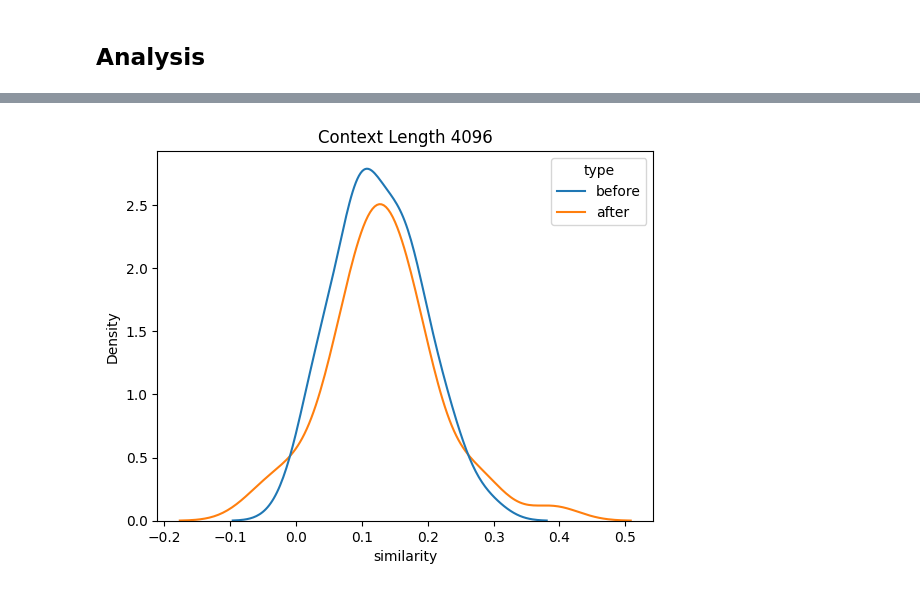
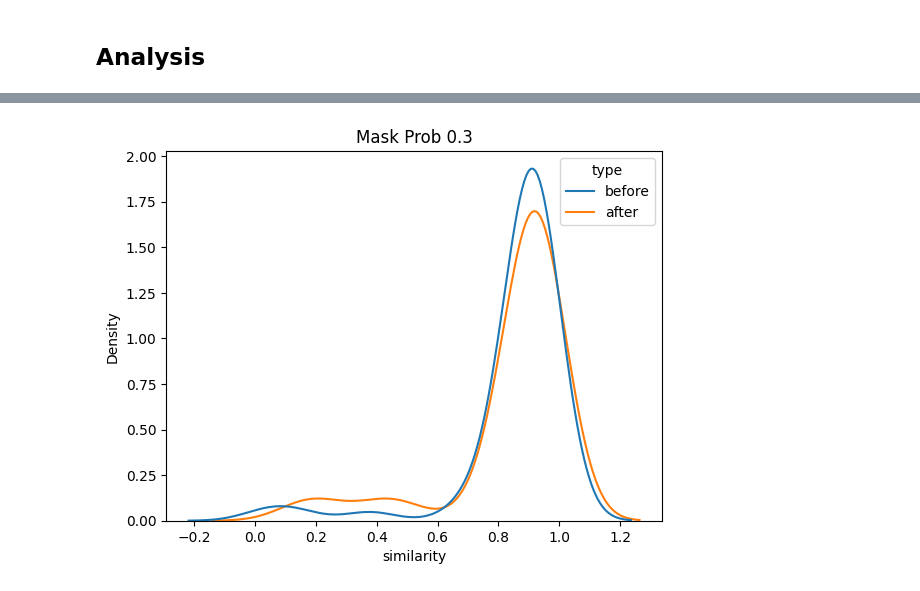
Before and after one commit to millionhz/llm-membership-inference, a Jupyter notebook: analysis/mask-analysis.ipynb, the cells around one changed output, grey strips where cells are left out. Cells and saved outputs as stored; diff of their text form; code cells hidden in the pictures.

```diff
--- a/analysis/mask-analysis.ipynb
+++ b/analysis/mask-analysis.ipynb
@@ -83,6 +76,6 @@ plt.show()
-# %%
-sns.kdeplot(data=papers_completions[papers_completions['context_length'] == 4096], x="similarity", hue='type')
-plt.title(f'Context Length {4096}')
-plt.show()
-# %% [output]
-[figure, removed]
+# %%
+sns.kdeplot(data=papers_completions[papers_completions['mask_prob'] == 0.3], x="similarity", hue='type')
+plt.title('Mask Prob 0.3')
+plt.show()
+# %% [output]
+[figure, added]
```
Also changed, not shown: parts of 10 cells of this notebook, 2 other files.
